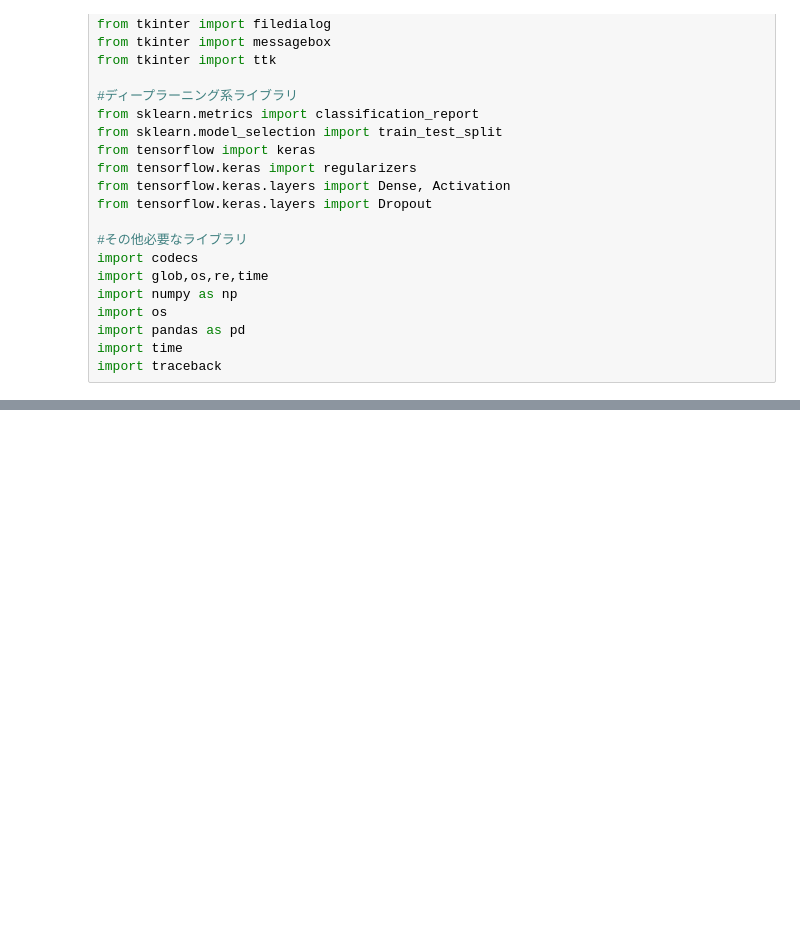
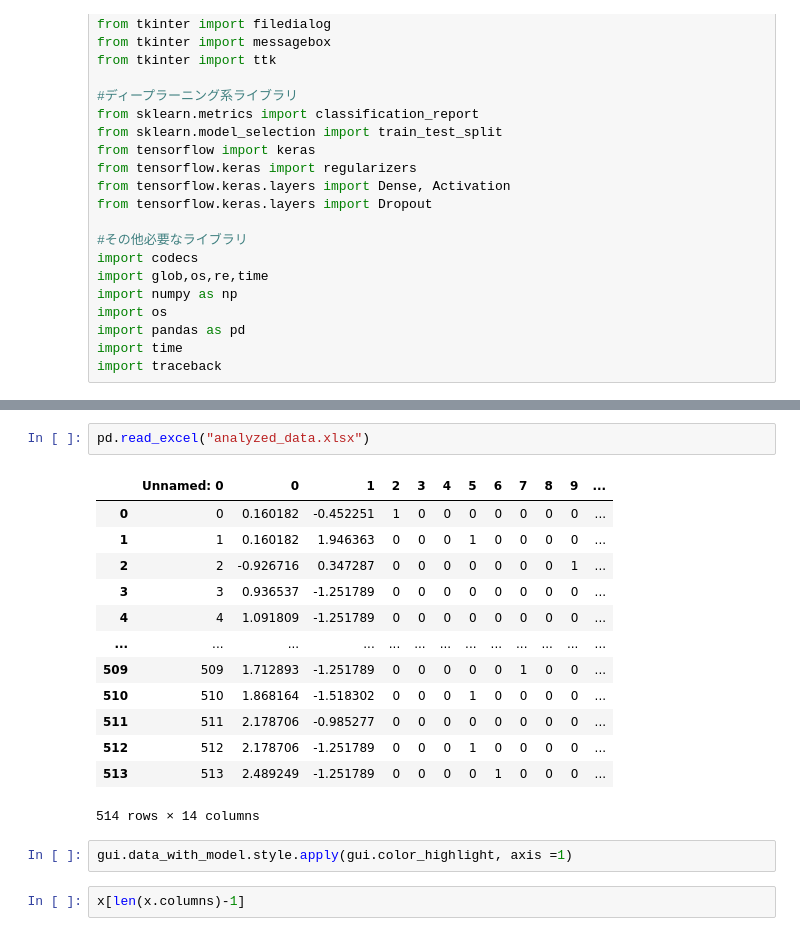
Before and after one commit to Seiya-ai/AI_based_predictor, a Jupyter notebook: marketing_predictor.ipynb, the cells around one changed output, grey strips where cells are left out. Drawn from its saved outputs; the diff is of its cells as text; blank space fills up the shorter version.

```diff
--- a/marketing_predictor.ipynb
+++ b/marketing_predictor.ipynb
@@ -512,0 +567,20 @@ main_win.mainloop()
+# %%
+pd.read_excel("analyzed_data.xlsx")
+# %% [output]
+|  | Unnamed: 0 | 0 | 1 | 2 | 3 | 4 | 5 | 6 | 7 | 8 | 9 | ... |
+| 0 | 0 | 0.160182 | -0.452251 | 1 | 0 | 0 | 0 | 0 | 0 | 0 | 0 | ... |
+| 1 | 1 | 0.160182 | 1.946363 | 0 | 0 | 0 | 1 | 0 | 0 | 0 | 0 | ... |
+| 2 | 2 | -0.926716 | 0.347287 | 0 | 0 | 0 | 0 | 0 | 0 | 0 | 1 | ... |
+| 3 | 3 | 0.936537 | -1.251789 | 0 | 0 | 0 | 0 | 0 | 0 | 0 | 0 | ... |
+| 4 | 4 | 1.091809 | -1.251789 | 0 | 0 | 0 | 0 | 0 | 0 | 0 | 0 | ... |
+| ... | ... | ... | ... | ... | ... | ... | ... | ... | ... | ... | ... | ... |
+| 509 | 509 | 1.712893 | -1.251789 | 0 | 0 | 0 | 0 | 0 | 1 | 0 | 0 | ... |
+| 510 | 510 | 1.868164 | -1.518302 | 0 | 0 | 0 | 1 | 0 | 0 | 0 | 0 | ... |
+| 511 | 511 | 2.178706 | -0.985277 | 0 | 0 | 0 | 0 | 0 | 0 | 0 | 0 | ... |
+| 512 | 512 | 2.178706 | -1.251789 | 0 | 0 | 0 | 1 | 0 | 0 | 0 | 0 | ... |
+| 513 | 513 | 2.489249 | -1.251789 | 0 | 0 | 0 | 0 | 1 | 0 | 0 | 0 | ... |
+514 rows × 14 columns
+# %%
+gui.data_with_model.style.apply(gui.color_highlight, axis =1)
+# %%
+x[len(x.columns)-1]
```
Also changed, not shown: parts of 6 cells of this notebook, 1 other file.
